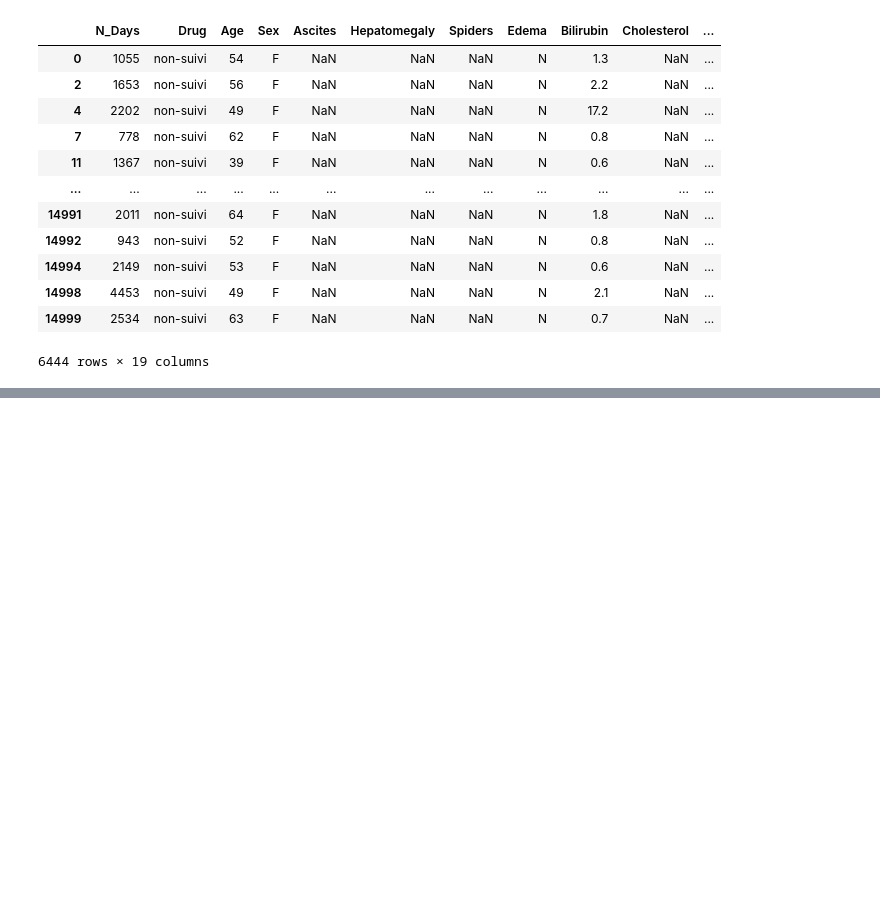
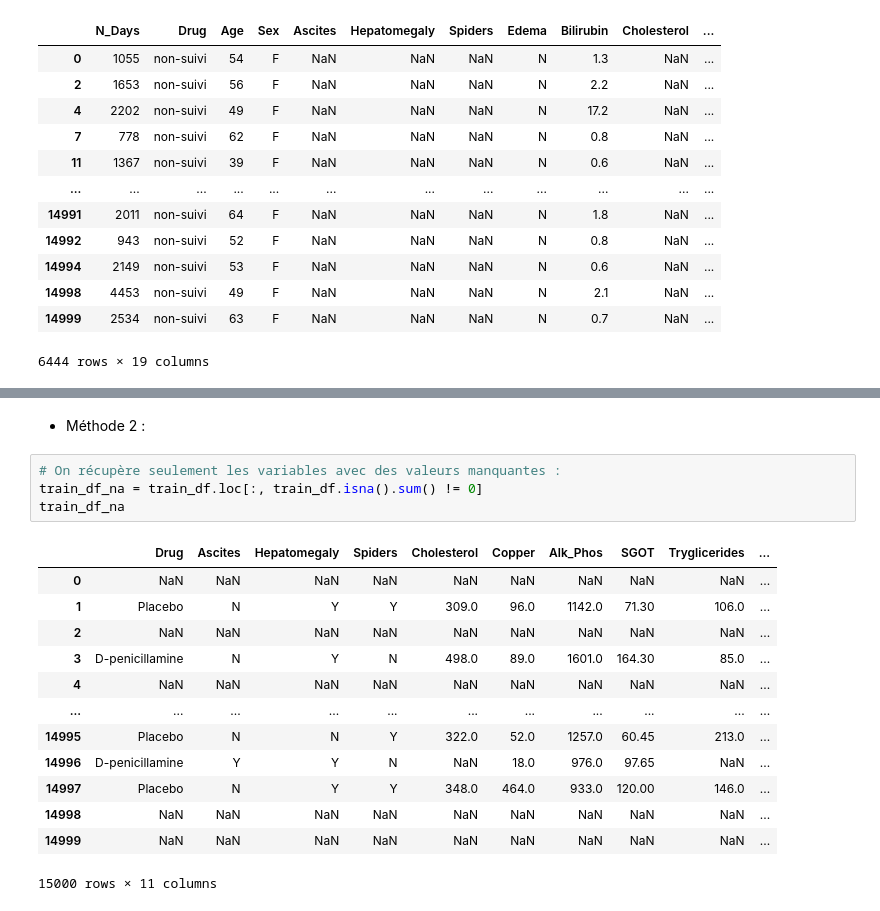
Before and after one commit to melaniedaddio/projet, a Jupyter notebook: projet.ipynb, the cells around one changed output, grey strips where cells are left out. Drawn from its saved outputs; the diff is of its cells as text; blank space fills up the shorter version.

```diff
--- a/projet.ipynb
+++ b/projet.ipynb
@@ -522,3 +531,23 @@ for i in range(1,19):
 0 individus qui ont 16 colonnes de variables manquantes
 0 individus qui ont 17 colonnes de variables manquantes
 0 individus qui ont 18 colonnes de variables manquantes
+# %% [markdown]
+* Méthode 2 :
+# %%
+# On récupère seulement les variables avec des valeurs manquantes :
+train_df_na = train_df.loc[:, train_df.isna().sum() != 0]
+train_df_na
+# %% [output]
+|  | Drug | Ascites | Hepatomegaly | Spiders | Cholesterol | Copper | Alk_Phos | SGOT | Tryglicerides | ... |
+| 0 | NaN | NaN | NaN | NaN | NaN | NaN | NaN | NaN | NaN | ... |
+| 1 | Placebo | N | Y | Y | 309.0 | 96.0 | 1142.0 | 71.30 | 106.0 | ... |
+| 2 | NaN | NaN | NaN | NaN | NaN | NaN | NaN | NaN | NaN | ... |
+| 3 | D-penicillamine | N | Y | N | 498.0 | 89.0 | 1601.0 | 164.30 | 85.0 | ... |
+| 4 | NaN | NaN | NaN | NaN | NaN | NaN | NaN | NaN | NaN | ... |
+| ... | ... | ... | ... | ... | ... | ... | ... | ... | ... | ... |
+| 14995 | Placebo | N | N | Y | 322.0 | 52.0 | 1257.0 | 60.45 | 213.0 | ... |
+| 14996 | D-penicillamine | Y | Y | N | NaN | 18.0 | 976.0 | 97.65 | NaN | ... |
+| 14997 | Placebo | N | Y | Y | 348.0 | 464.0 | 933.0 | 120.00 | 146.0 | ... |
+| 14998 | NaN | NaN | NaN | NaN | NaN | NaN | NaN | NaN | NaN | ... |
+| 14999 | NaN | NaN | NaN | NaN | NaN | NaN | NaN | NaN | NaN | ... |
+15000 rows × 11 columns
```
Also changed, not shown: parts of 12 cells of this notebook.
